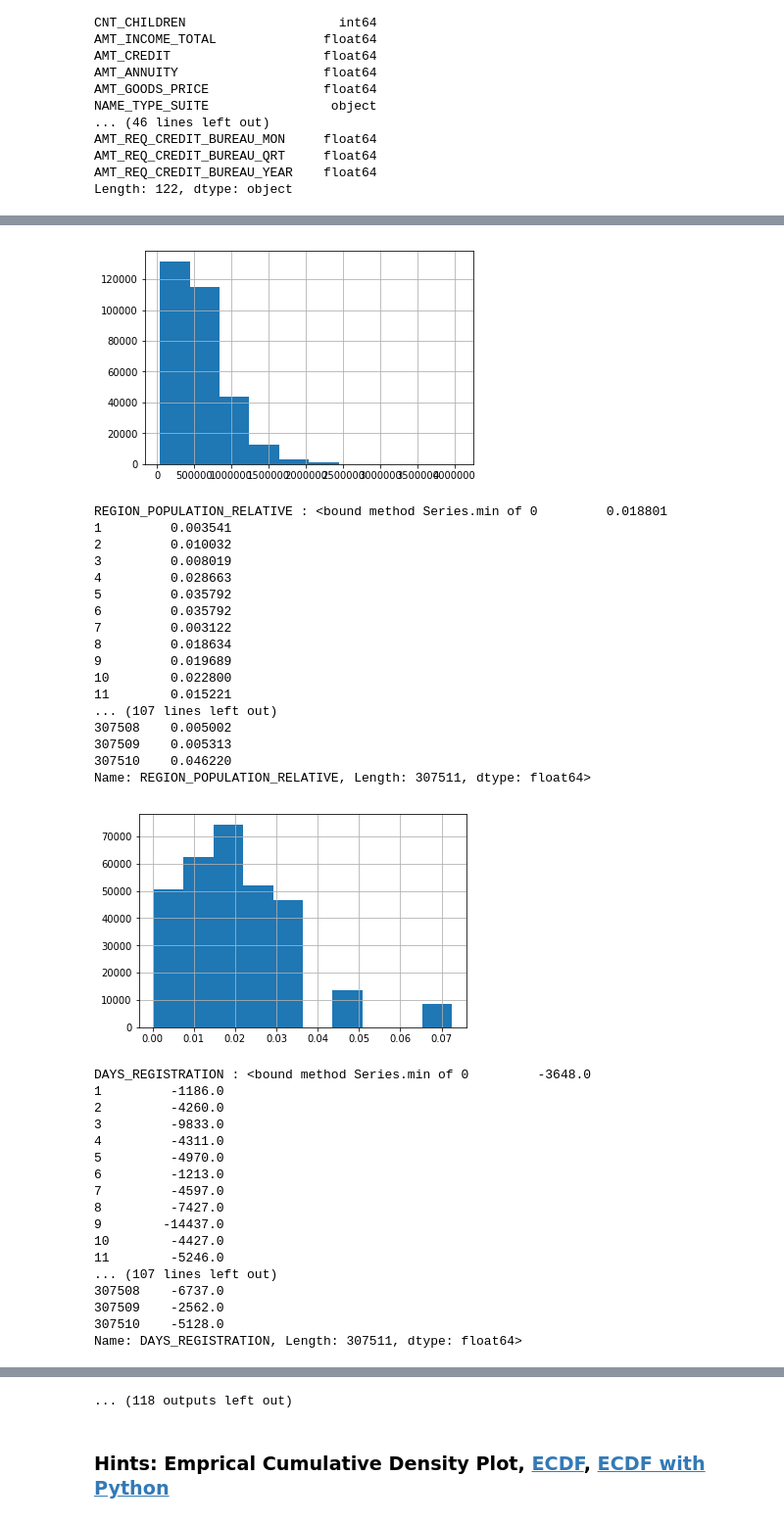
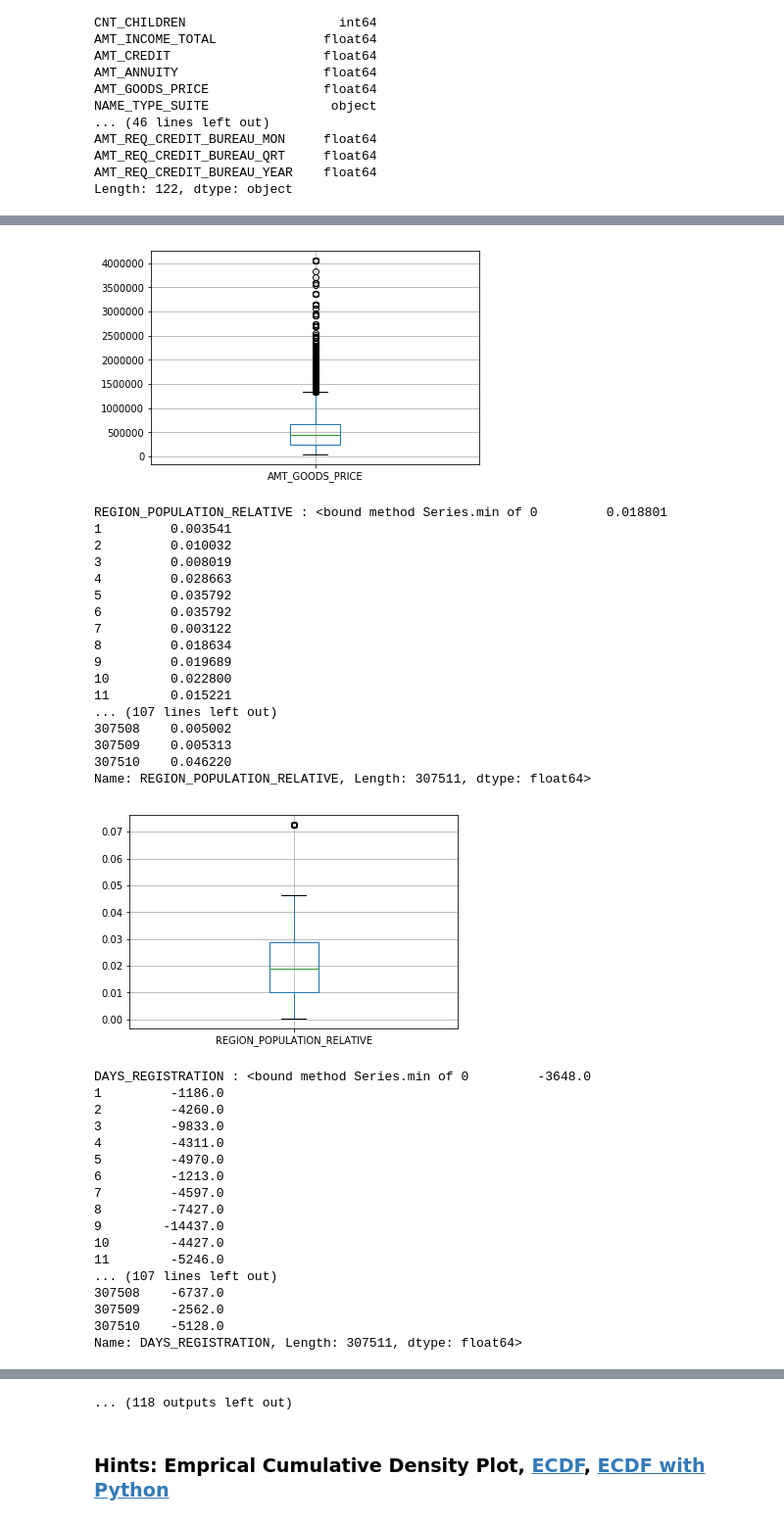
Before and after one commit to theclaire/2nd-ML100Days, a Jupyter notebook: homework/Day_006_HW.ipynb, the cells around one changed output, grey strips where cells are left out. Shown at 98% size. Cells and saved outputs as stored; diff of their text form; code cells hidden in the pictures.

```diff
--- a/homework/Day_006_HW.ipynb
+++ b/homework/Day_006_HW.ipynb
@@ -56,6 +56,7 @@ Length: 122, dtype: object
 # 先篩選數值型的欄位
 #dtype_select=app_train.select_dtypes(exclude=['object'])
 dtype_select = [np.dtype('float64')]
+dtype_select_2=[np.dtype('int64')]
 numeric_columns = list(app_train.columns[list(app_train.dtypes.isin(dtype_select))])
 
 # 再把只有 2 值 (通常是 0,1) 的欄位去掉
@@ -65,7 +66,8 @@ print("Numbers of remain columns: " ,len(numeric_columns))
 # 檢視這些欄位的數值範圍
 for col in numeric_columns:
     print(col,":",app_train[col].min,'~',app_train[col].max)
-    app_train[col].hist()
+    app_train.boxplot(col)
+    #app_train[col].hist()
     plt.show()
 # %% [output]
 Numbers of remain columns:  65
@@ -129,35 +131,35 @@ AMT_GOODS_PRICE : <bound method Series.min of 0          351000.0
 4          513000.0
 5          454500.0
 6         1395000.0
 7         1530000.0
 8          913500.0
 9          405000.0
 10         652500.0
 11         135000.0
 ... (107 lines left out)
 307508     585000.0
 307509     319500.0
 307510     675000.0
 Name: AMT_GOODS_PRICE, Length: 307511, dtype: float64>
-[figure, old version]
+[figure, new version]
 REGION_POPULATION_RELATIVE : <bound method Series.min of 0         0.018801
 1         0.003541
 2         0.010032
 3         0.008019
 4         0.028663
 5         0.035792
 6         0.035792
 7         0.003122
 8         0.018634
 9         0.019689
 10        0.022800
 11        0.015221
 ... (107 lines left out)
 307508    0.005002
 307509    0.005313
 307510    0.046220
 Name: REGION_POPULATION_RELATIVE, Length: 307511, dtype: float64>
-[figure, old version]
+[figure, new version]
 DAYS_REGISTRATION : <bound method Series.min of 0         -3648.0
 1         -1186.0
 2         -4260.0
```
Also changed, not shown: parts of 2 cells of this notebook.
